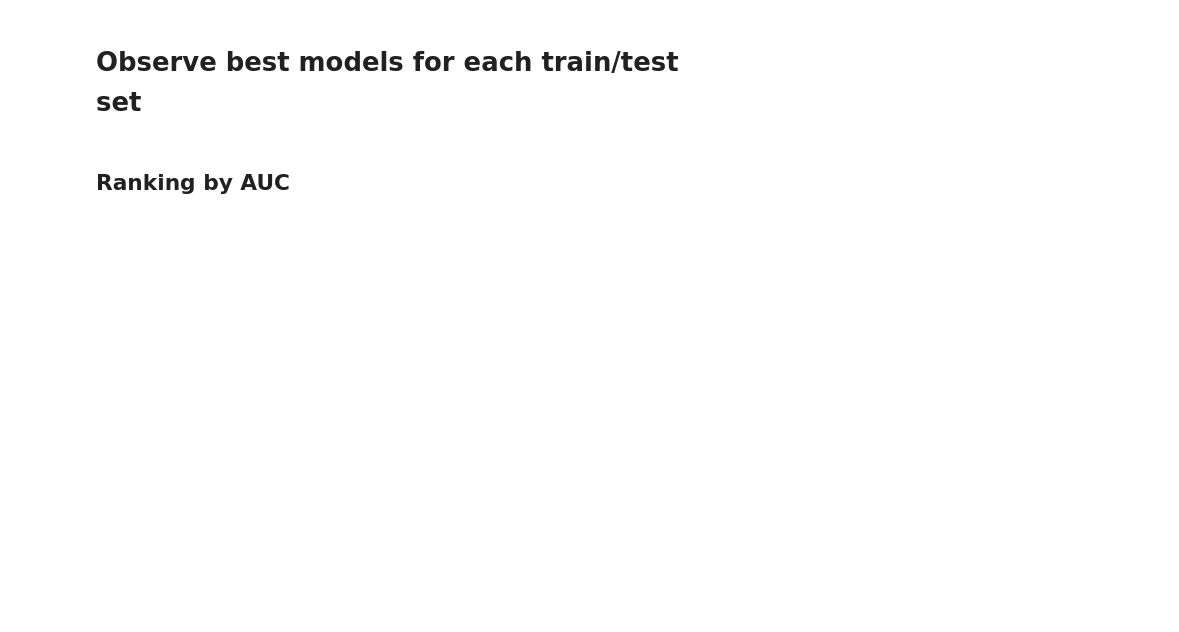
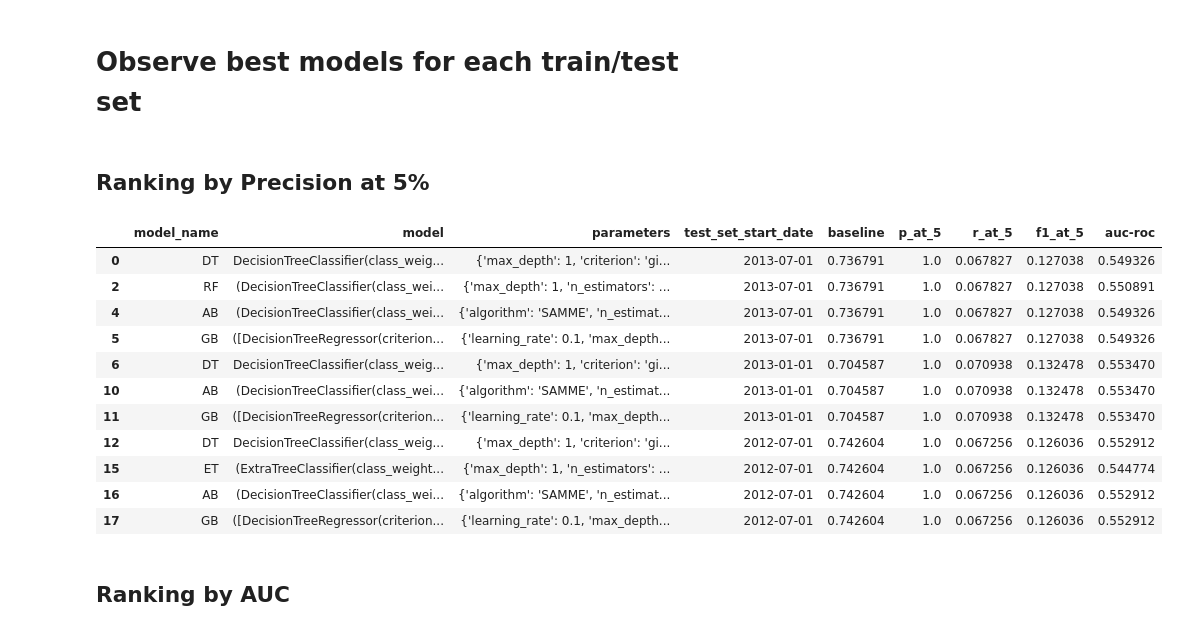
Before and after one commit to fhalamos/ML-pipeline, a Jupyter notebook: predict_donorschoose_60_days.ipynb, the cells around one changed output. Cells and saved outputs as stored; diff of their text form; code cells hidden in the pictures; blank space fills up the shorter version.

Commit message:
Adding ranking on precision at 5%

```diff
--- a/predict_donorschoose_60_days.ipynb
+++ b/predict_donorschoose_60_days.ipynb
@@ -169,5 +183,29 @@ KeyError: 'split_threshold'
 # %% [markdown]
 # Observe best models for each train/test set
+# %% [markdown]
+## Ranking by Precision at 5%
+# %%
+#Lets obtain the best model for each train/test set
+
+#indices of rows that have max precision at 5% for each train/test set
+idx = results.groupby(['test_set_start_date'])['p_at_5'].transform(max) == results['p_at_5']
+
+#display best models
+best_p_at_5 = results[idx].iloc[:, [0,1,2,3,4,11,12,13,26]]
+best_p_at_5
+# %% [output]
+|  | model_name | model | parameters | test_set_start_date | baseline | p_at_5 | r_at_5 | f1_at_5 | auc-roc |
+| 0 | DT | DecisionTreeClassifier(class_weig... | {'max_depth': 1, 'criterion': 'gi... | 2013-07-01 | 0.736791 | 1.0 | 0.067827 | 0.127038 | 0.549326 |
+| 2 | RF | (DecisionTreeClassifier(class_wei... | {'max_depth': 1, 'n_estimators': ... | 2013-07-01 | 0.736791 | 1.0 | 0.067827 | 0.127038 | 0.550891 |
+| 4 | AB | (DecisionTreeClassifier(class_wei... | {'algorithm': 'SAMME', 'n_estimat... | 2013-07-01 | 0.736791 | 1.0 | 0.067827 | 0.127038 | 0.549326 |
+| 5 | GB | ([DecisionTreeRegressor(criterion... | {'learning_rate': 0.1, 'max_depth... | 2013-07-01 | 0.736791 | 1.0 | 0.067827 | 0.127038 | 0.549326 |
+| 6 | DT | DecisionTreeClassifier(class_weig... | {'max_depth': 1, 'criterion': 'gi... | 2013-01-01 | 0.704587 | 1.0 | 0.070938 | 0.132478 | 0.553470 |
+| 10 | AB | (DecisionTreeClassifier(class_wei... | {'algorithm': 'SAMME', 'n_estimat... | 2013-01-01 | 0.704587 | 1.0 | 0.070938 | 0.132478 | 0.553470 |
+| 11 | GB | ([DecisionTreeRegressor(criterion... | {'learning_rate': 0.1, 'max_depth... | 2013-01-01 | 0.704587 | 1.0 | 0.070938 | 0.132478 | 0.553470 |
+| 12 | DT | DecisionTreeClassifier(class_weig... | {'max_depth': 1, 'criterion': 'gi... | 2012-07-01 | 0.742604 | 1.0 | 0.067256 | 0.126036 | 0.552912 |
+| 15 | ET | (ExtraTreeClassifier(class_weight... | {'max_depth': 1, 'n_estimators': ... | 2012-07-01 | 0.742604 | 1.0 | 0.067256 | 0.126036 | 0.544774 |
+| 16 | AB | (DecisionTreeClassifier(class_wei... | {'algorithm': 'SAMME', 'n_estimat... | 2012-07-01 | 0.742604 | 1.0 | 0.067256 | 0.126036 | 0.552912 |
+| 17 | GB | ([DecisionTreeRegressor(criterion... | {'learning_rate': 0.1, 'max_depth... | 2012-07-01 | 0.742604 | 1.0 | 0.067256 | 0.126036 | 0.552912 |
 # %% [markdown]
 ## Ranking by AUC
 # %%
```
Also changed, not shown: parts of 5 cells of this notebook.
